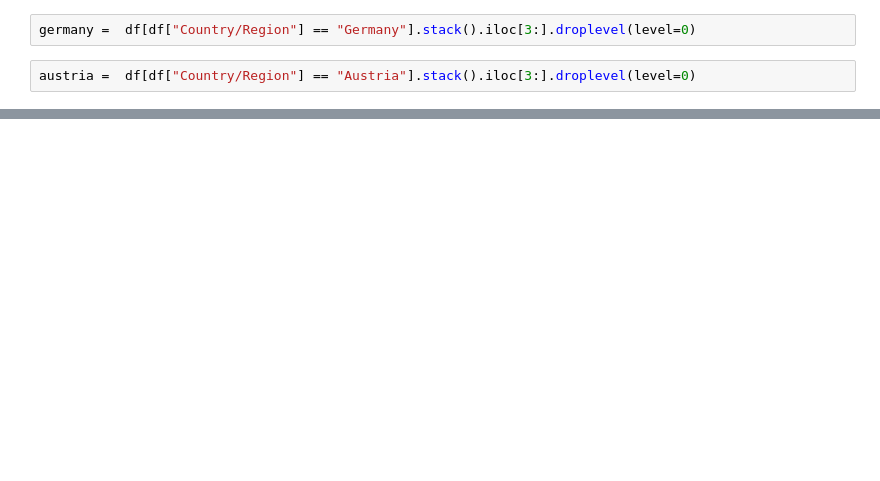
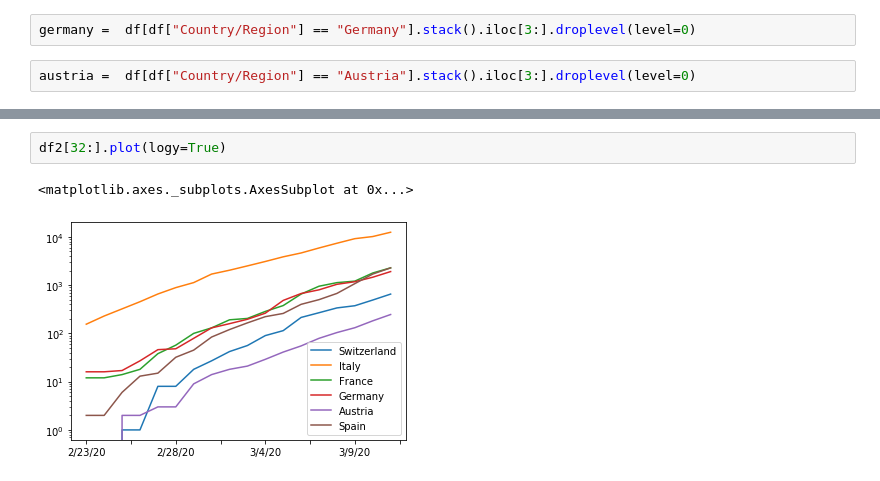
Before and after one commit to jpmieville/COVID-19_data_analyis, a Jupyter notebook: covid19_data_analysis.ipynb, the cells around one changed output, grey strips where cells are left out. Saved outputs shown, nothing was run; the diff lists cells and outputs as text; blank space fills up the shorter version.

```diff
--- a/covid19_data_analysis.ipynb
+++ b/covid19_data_analysis.ipynb
@@ -45,0 +53,5 @@ df2.plot(logy=True, logx=True)
+# %%
+df2[32:].plot(logy=True)
+# %% [output]
+<matplotlib.axes._subplots.AxesSubplot at 0x...>
+[figure, added]
```
Also changed, not shown: parts of 9 cells of this notebook.
